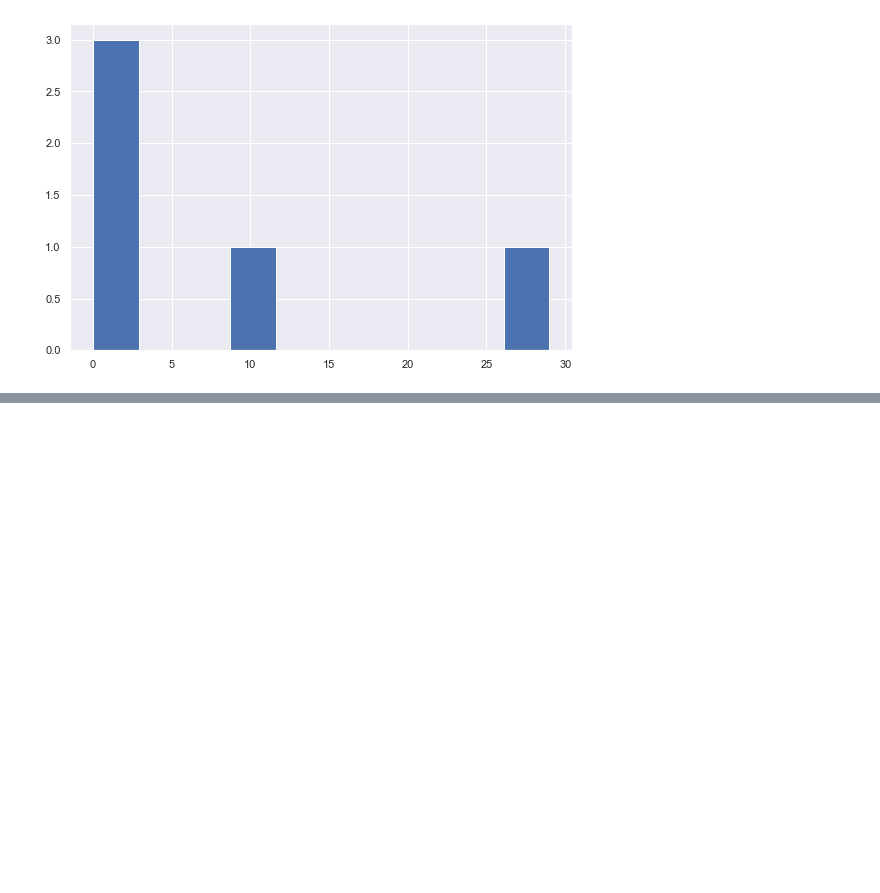
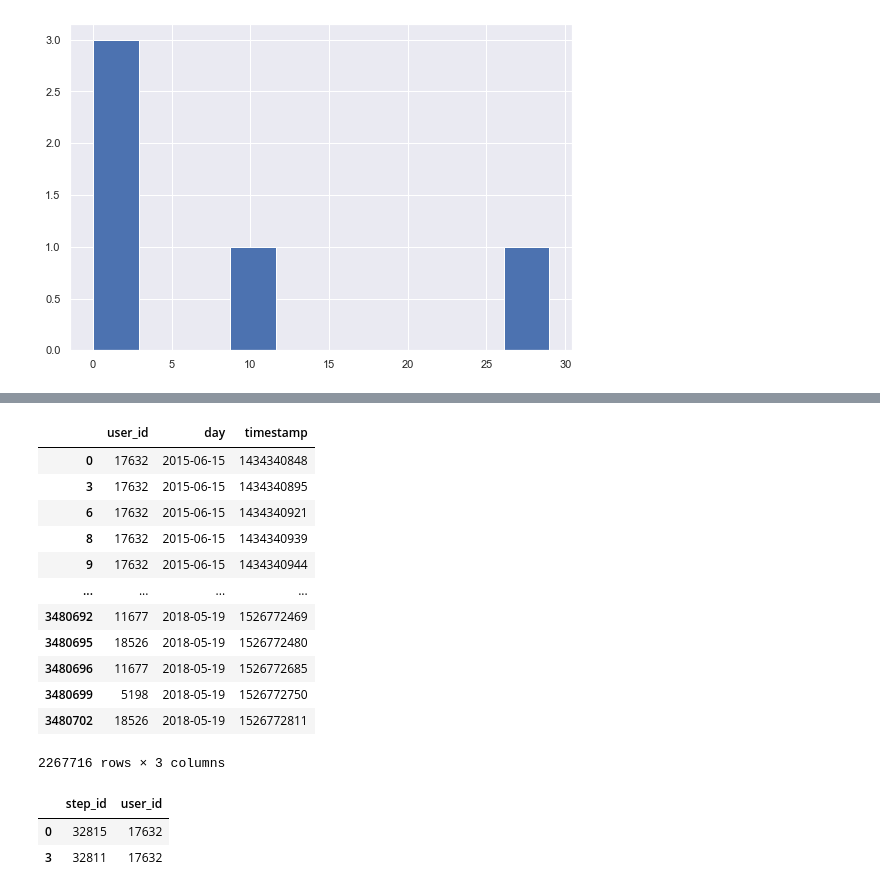
Before and after one commit to Accolyte42/Carpov_ML, a Jupyter notebook: Stepik ML consest.ipynb, the cells around one changed output, grey strips where cells are left out. Cells and saved outputs as stored; diff of their text form; code cells hidden in the pictures; blank space fills up the shorter version.

```diff
--- a/Stepik ML consest.ipynb
+++ b/Stepik ML consest.ipynb
@@ -269,0 +281,22 @@ user_scores.correct.hist()
+# %%
+events_data[['user_id', 'day', 'timestamp']].drop_duplicates()
+# %% [output]
+|  | user_id | day | timestamp |
+| 0 | 17632 | 2015-06-15 | 1434340848 |
+| 3 | 17632 | 2015-06-15 | 1434340895 |
+| 6 | 17632 | 2015-06-15 | 1434340921 |
+| 8 | 17632 | 2015-06-15 | 1434340939 |
+| 9 | 17632 | 2015-06-15 | 1434340944 |
+| ... | ... | ... | ... |
+| 3480692 | 11677 | 2018-05-19 | 1526772469 |
+| 3480695 | 18526 | 2018-05-19 | 1526772480 |
+| 3480696 | 11677 | 2018-05-19 | 1526772685 |
+| 3480699 | 5198 | 2018-05-19 | 1526772750 |
+| 3480702 | 18526 | 2018-05-19 | 1526772811 |
+2267716 rows × 3 columns
+# %%
+events_data[['step_id', 'user_id']].head().drop_duplicates()
+# %% [output]
+|  | step_id | user_id |
+| 0 | 32815 | 17632 |
+| 3 | 32811 | 17632 |
```
Also changed, not shown: parts of 23 cells of this notebook.
